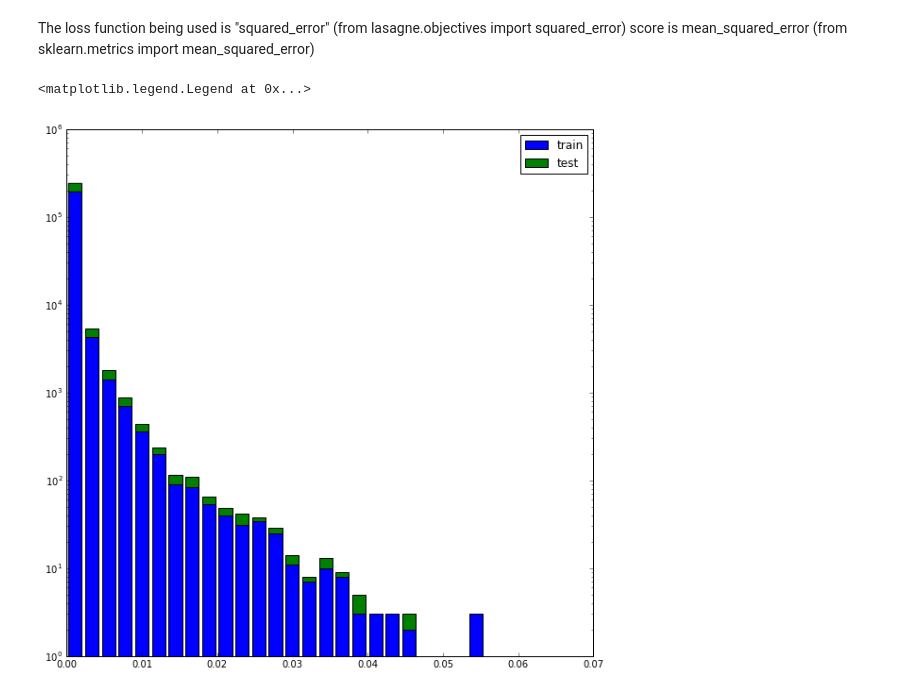
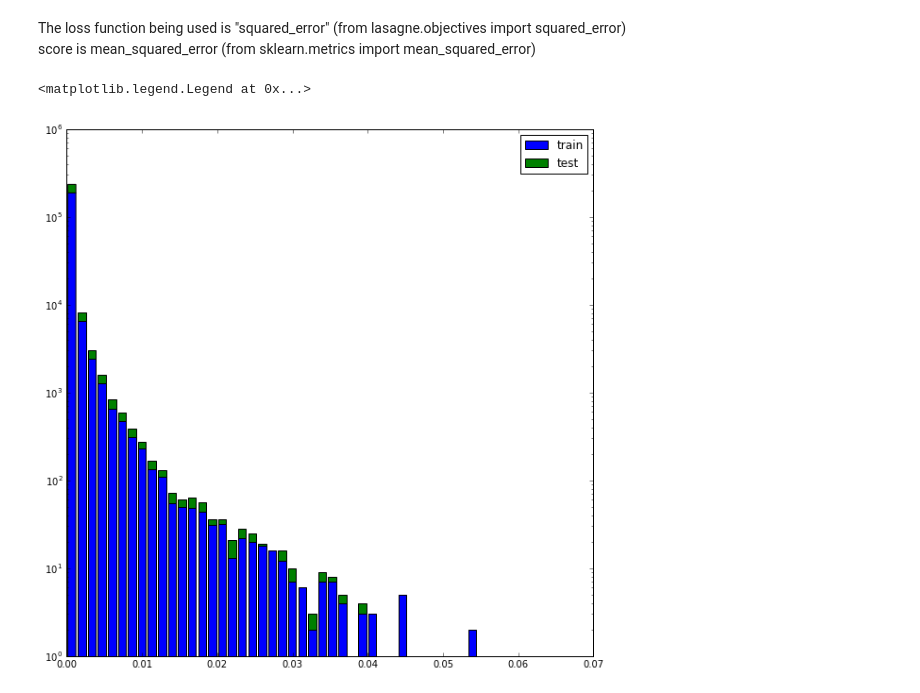
Before and after one commit to houghb/lignet, a Jupyter notebook: explore_net.ipynb, the cells around one changed output. Cells and saved outputs as stored; diff of their text form; code cells hidden in the pictures.

Commit message:
Make histograms for MSE of all 30 output measures

```diff
--- a/explore_net.ipynb
+++ b/explore_net.ipynb
@@ -213,8 +212,9 @@ def pplot_one_output(y_predictions, y_predictions_test, output_col, ub=None):
                            y_train[:ub, output_col].flatten(),
                            s=0.1, alpha=0.05,
                            c='b', marker='x', label='train')
-    ax[output_col].plot([np.min(y_train),np.max(y_train)],
-                        [np.min(y_train),np.max(y_train)], c='black')
+#     ax[output_col].plot([np.min(y_train), np.max(y_train)],
+#                         [np.min(y_train), np.max(y_train)], c='black')
+    ax[output_col].plot([0, 1], [0, 1], c='black')
     ax[output_col].scatter(y_predictions_test[:ub, output_col].flatten(),
                            y_test[:ub, output_col].flatten(),
                            s=0.1, alpha=0.05,
@@ -244,22 +244,22 @@ score is mean_squared_error (from sklearn.metrics import mean_squared_error)
 # %%
 from sklearn.metrics import mean_squared_error
 
 #this calculates the MSE for every value in the set so you can make a histogram
 train_mse = []
 for i, value in enumerate(y_train[:]):
     train_mse.append(mean_squared_error(y_train[i], y_predictions[i]))
 
 test_mse = []
 for i, value in enumerate(y_test[:]):
     test_mse.append(mean_squared_error(y_test[i], y_predictions_test[i]))
 
 plt.figure(3, figsize=(10, 10))
-plt.hist([train_mse, test_mse], bins=30, stacked=True, label=['train', 'test'],
+plt.hist([train_mse, test_mse], bins=50, stacked=True, label=['train', 'test'],
          log=True)
 plt.legend(loc=0)
 
 # Note: can also do this for specific output measures if desired...
 # mean_squared_error(y_train, y_predictions, multioutput='raw_values')
 # %% [output]
 <matplotlib.legend.Legend at 0x...>
-[figure, old version]
+[figure, new version]
```
Also changed, not shown: parts of 6 cells of this notebook.
